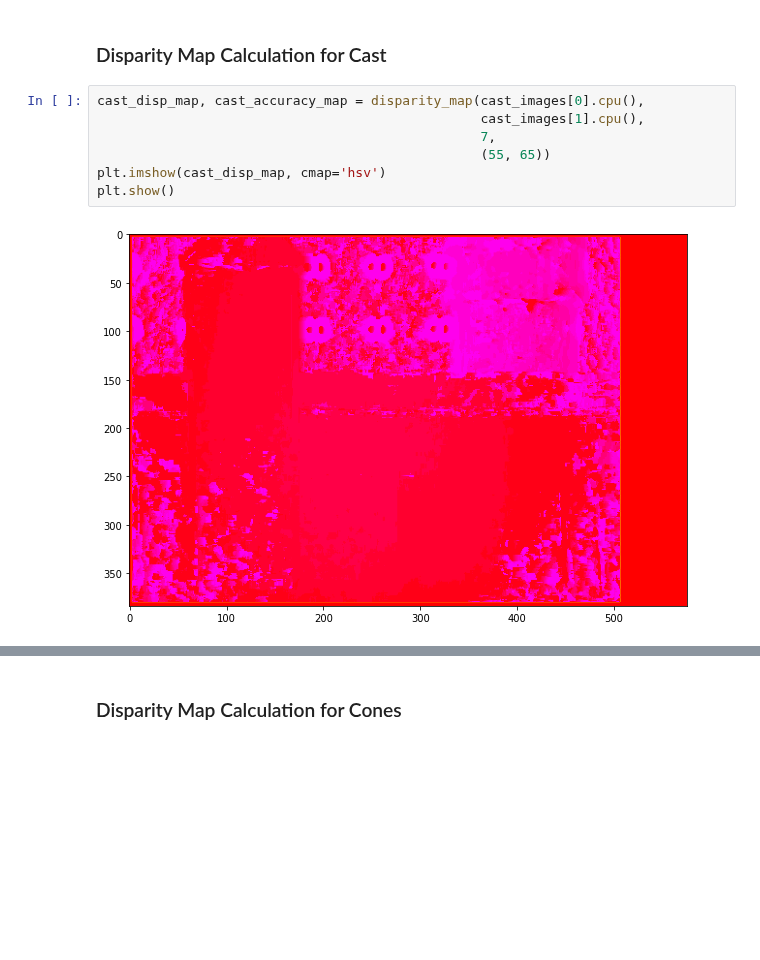
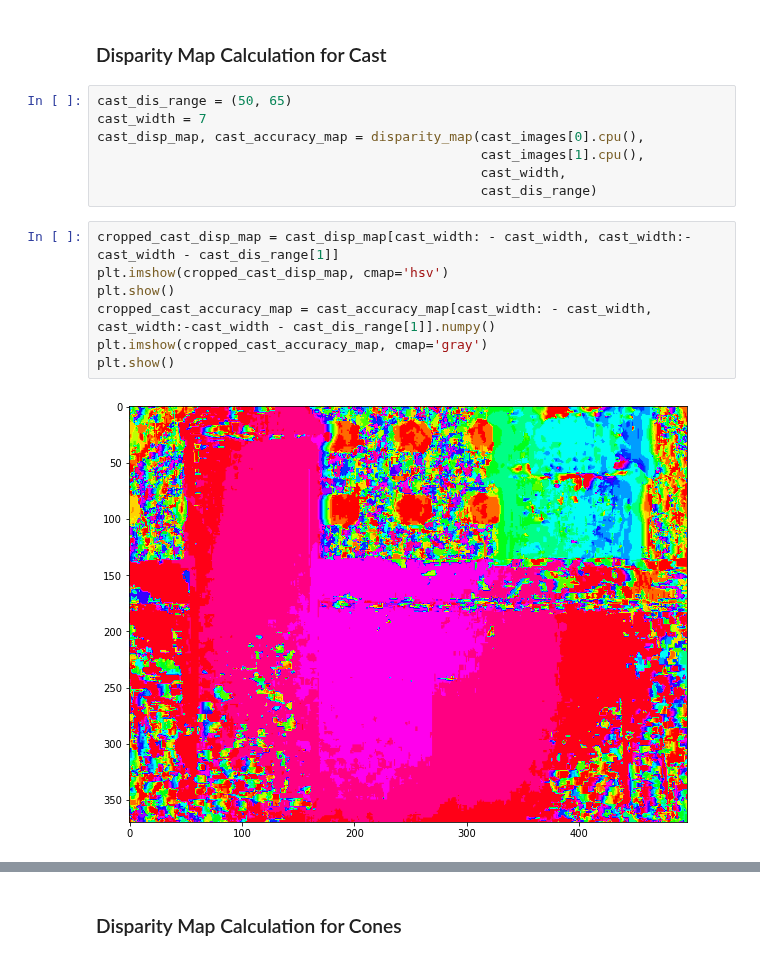
Before and after one commit to Tsmorz/computer-vision, a Jupyter notebook: Project 3/project3-Matin.ipynb, the cells around one changed output, grey strips where cells are left out. Saved outputs shown, nothing was run; the diff lists cells and outputs as text; blank space fills up the shorter version.

```diff
--- a/Project 3/project3-Matin.ipynb
+++ b/Project 3/project3-Matin.ipynb
@@ -483,11 +483,18 @@ def disparity_map(left, right, width, dis_range):
 # %% [markdown]
 ### Disparity Map Calculation for Cast
 # %%
+cast_dis_range = (50, 65)
+cast_width = 7
 cast_disp_map, cast_accuracy_map = disparity_map(cast_images[0].cpu(),
                                                  cast_images[1].cpu(),
-                                                 7,
-                                                 (55, 65))
-plt.imshow(cast_disp_map, cmap='hsv')
-plt.show()
+                                                 cast_width,
+                                                 cast_dis_range)
-# %% [output]
-[figure, removed]
+# %%
+cropped_cast_disp_map = cast_disp_map[cast_width: - cast_width, cast_width:-cast_width - cast_dis_range[1]]
+plt.imshow(cropped_cast_disp_map, cmap='hsv')
+plt.show()
+cropped_cast_accuracy_map = cast_accuracy_map[cast_width: - cast_width, cast_width:-cast_width - cast_dis_range[1]].numpy()
+plt.imshow(cropped_cast_accuracy_map, cmap='gray')
+plt.show()
+# %% [output]
+[figure, added]
```
Also changed, not shown: parts of 4 cells of this notebook.
